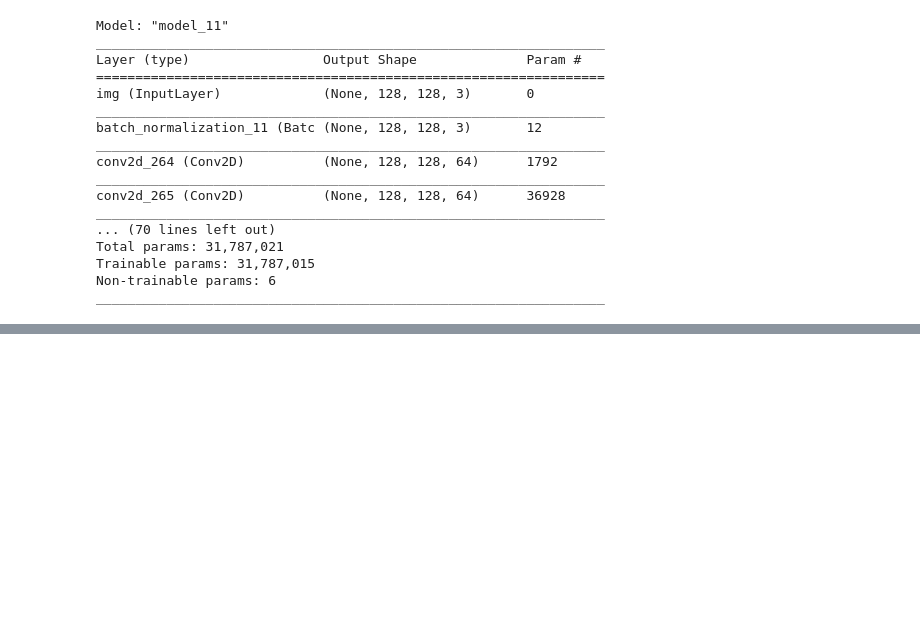
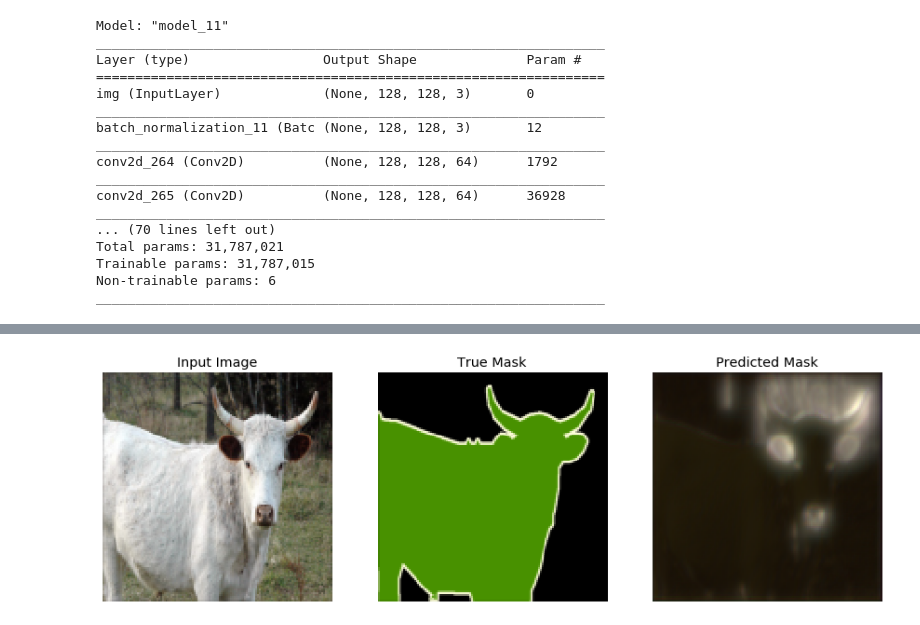
Before and after one commit to puhuk/Paper-Implementation, a Jupyter notebook: Image_Network/SegNet/Segnet_Keras.ipynb, the cells around one changed output, grey strips where cells are left out. Drawn from its saved outputs; the diff is of its cells as text; code cells hidden in the pictures; blank space fills up the shorter version.

```diff
--- a/Image_Network/SegNet/Segnet_Keras.ipynb
+++ b/Image_Network/SegNet/Segnet_Keras.ipynb
@@ -291,12 +305,0 @@ Epoch 1/100
-# %%
-def display(display_list):
-    plt.figure(figsize=(15, 15))
-
-    title = ['Input Image', 'True Mask', 'Predicted Mask']
-
-    for i in range(len(display_list)):
-        plt.subplot(1, len(display_list), i+1)
-        plt.title(title[i])
-        plt.imshow(tf.keras.preprocessing.image.array_to_img(display_list[i]))
-        plt.axis('off')
-    plt.show()
@@ -305,0 +306,5 @@ def display(display_list):
+# %%
+i=10
+display([X_valid[i], y_valid[i],model.predict(X_valid[i].reshape(1,128,128,3)).reshape(128,128,3)*255.0])
+# %% [output]
+[figure, added]
```
Also changed, not shown: parts of 2 cells of this notebook.
